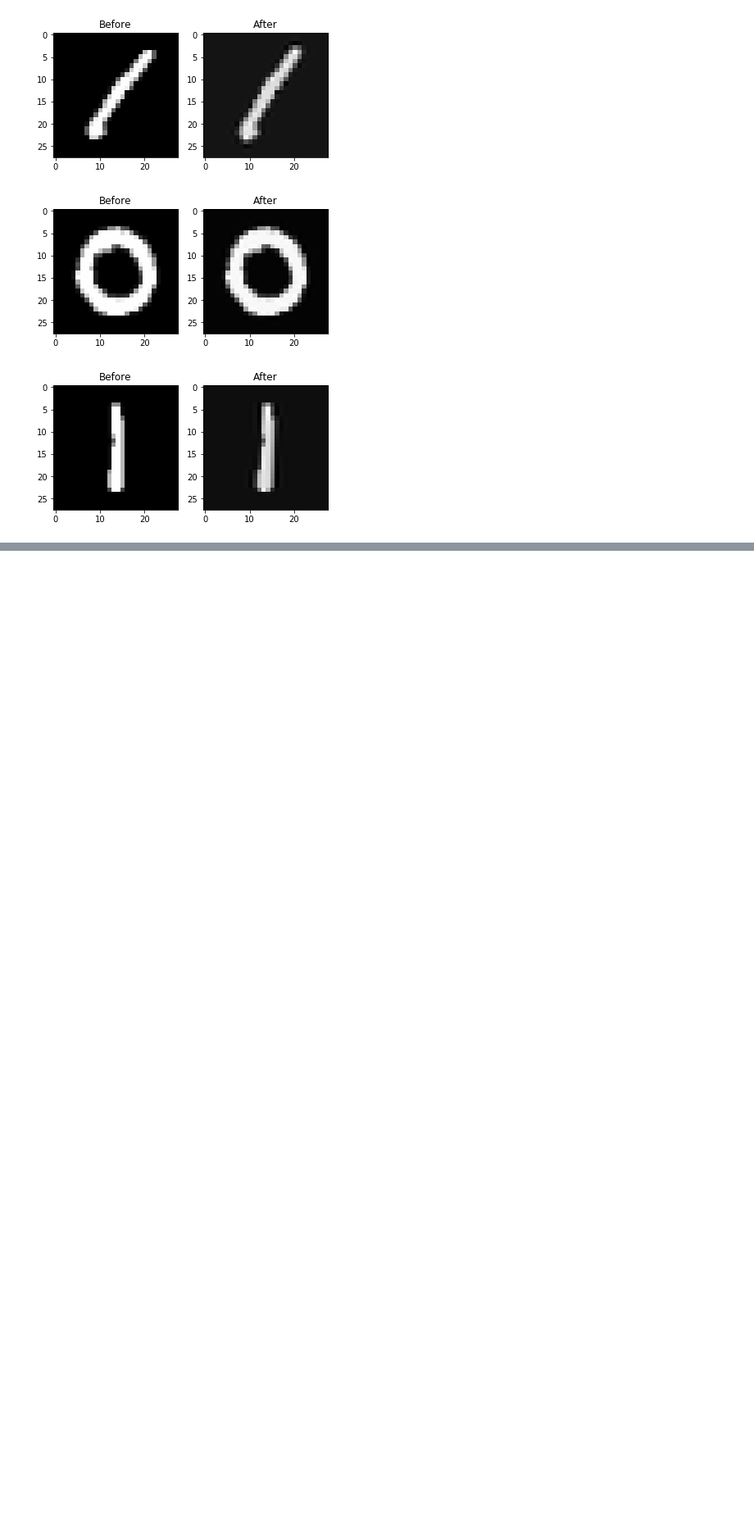
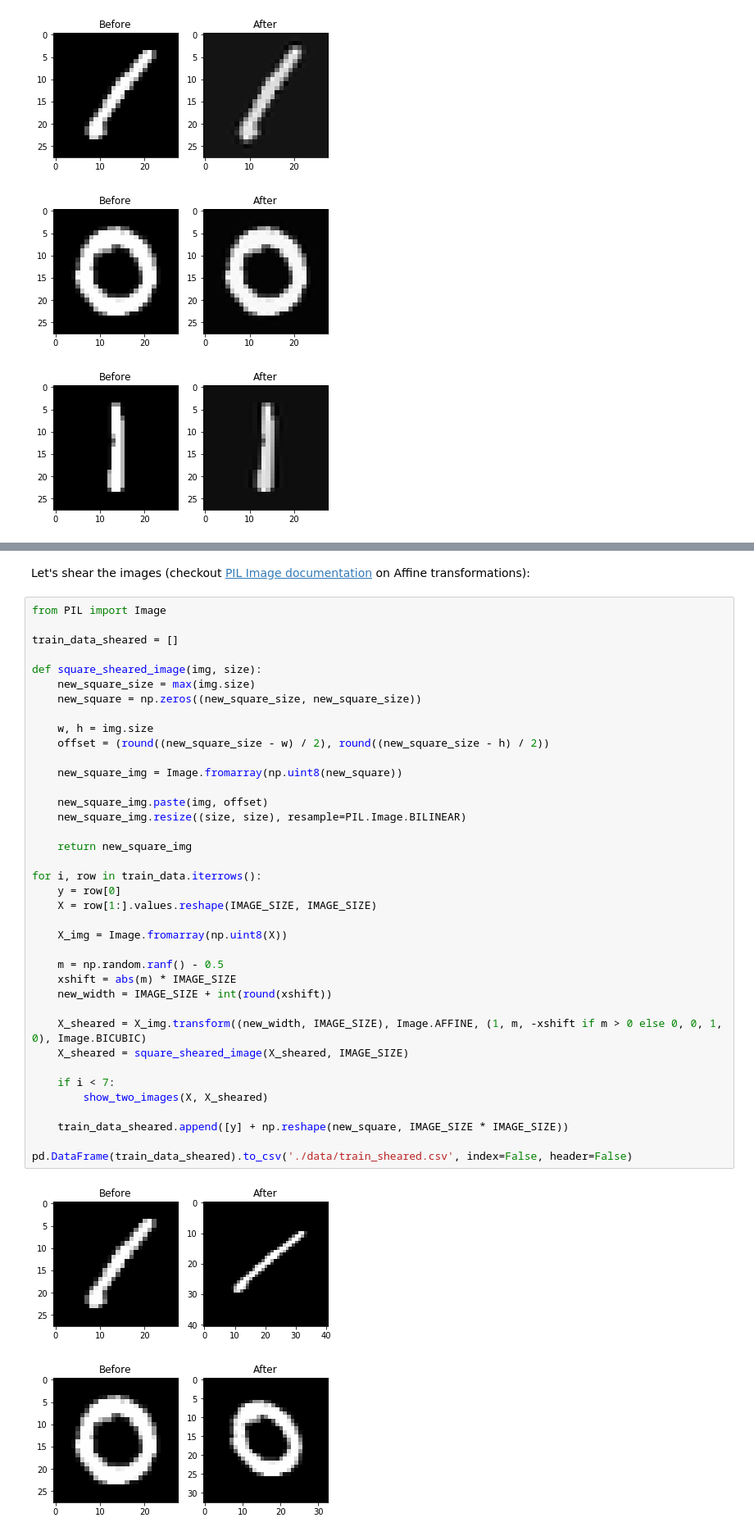
Before and after one commit to makaroni4/mnist_image_manipulation, a Jupyter notebook: MNIST image manipulation.ipynb, the cells around one changed output, grey strips where cells are left out. Shown at 82% size. Cells and saved outputs as stored; diff of their text form; blank space fills up the shorter version.

Commit message:
Added shearing transformation with PIL

```diff
--- a/MNIST image manipulation.ipynb
+++ b/MNIST image manipulation.ipynb
@@ -61,3 +60,46 @@ TODO:
 * add elastic distorted dataset
 * add flipped/mirrored dataset ?
 * add scaled dataset (10, 12, 14, 16, 18, 20 ...)
+# %% [markdown]
+Let's shear the images (checkout [PIL Image documentation](http://effbot.org/imagingbook/image.htm) on Affine transformations):
+# %%
+from PIL import Image
+
+train_data_sheared = []
+
+def square_sheared_image(img, size):
+    new_square_size = max(img.size)
+    new_square = np.zeros((new_square_size, new_square_size))
+
+    w, h = img.size
+    offset = (round((new_square_size - w) / 2), round((new_square_size - h) / 2))
+
+    new_square_img = Image.fromarray(np.uint8(new_square))
+
+    new_square_img.paste(img, offset)
+    new_square_img.resize((size, size), resample=PIL.Image.BILINEAR)
+
+    return new_square_img
+
+for i, row in train_data.iterrows():
+    y = row[0]
+    X = row[1:].values.reshape(IMAGE_SIZE, IMAGE_SIZE)
+
+    X_img = Image.fromarray(np.uint8(X))
+
+    m = np.random.ranf() - 0.5
+    xshift = abs(m) * IMAGE_SIZE
+    new_width = IMAGE_SIZE + int(round(xshift))
+
+    X_sheared = X_img.transform((new_width, IMAGE_SIZE), Image.AFFINE, (1, m, -xshift if m > 0 else 0, 0, 1, 0), Image.BICUBIC)
+    X_sheared = square_sheared_image(X_sheared, IMAGE_SIZE)
+
+    if i < 7:
+        show_two_images(X, X_sheared)
+
+    train_data_sheared.append([y] + np.reshape(new_square, IMAGE_SIZE * IMAGE_SIZE))
+
+pd.DataFrame(train_data_sheared).to_csv('./data/train_sheared.csv', index=False, header=False)
+# %% [output]
+[figure, added]
+[figure, added]
```
Also changed, not shown: parts of 2 cells of this notebook.
